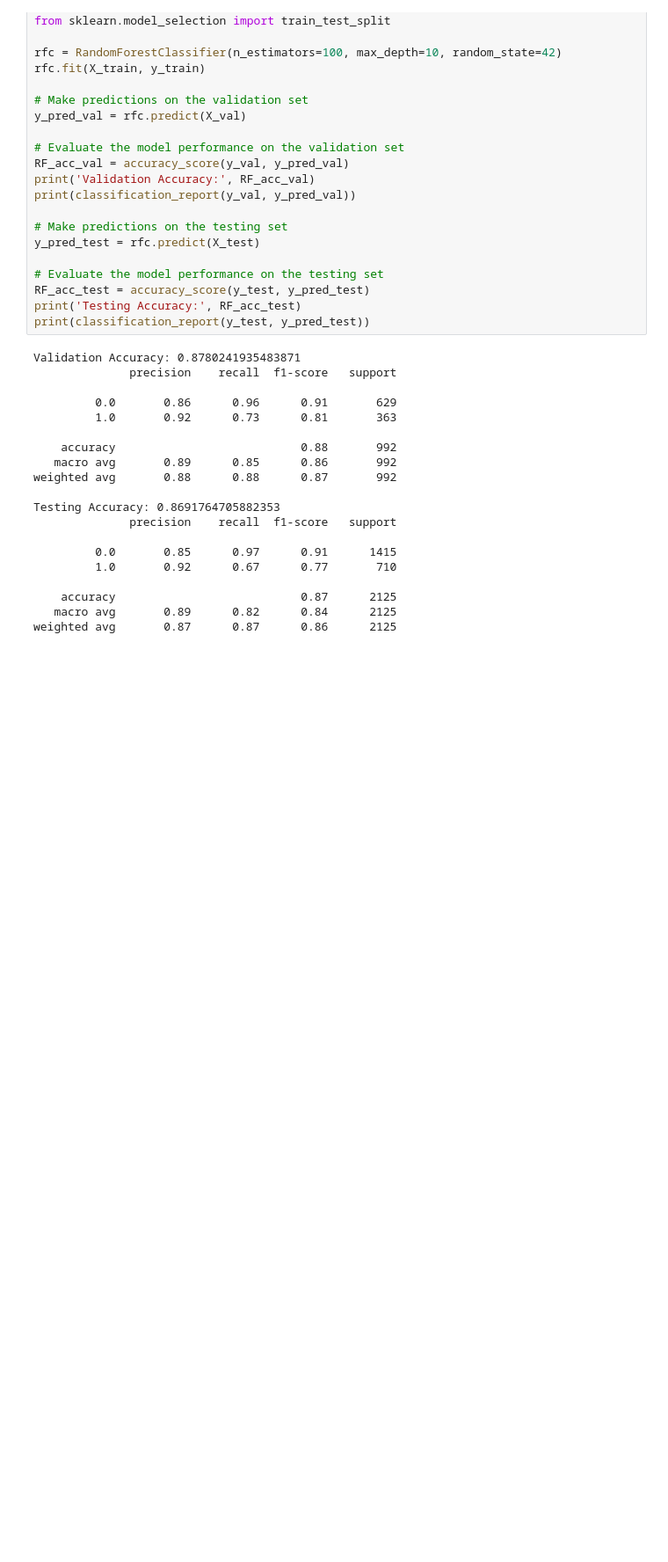
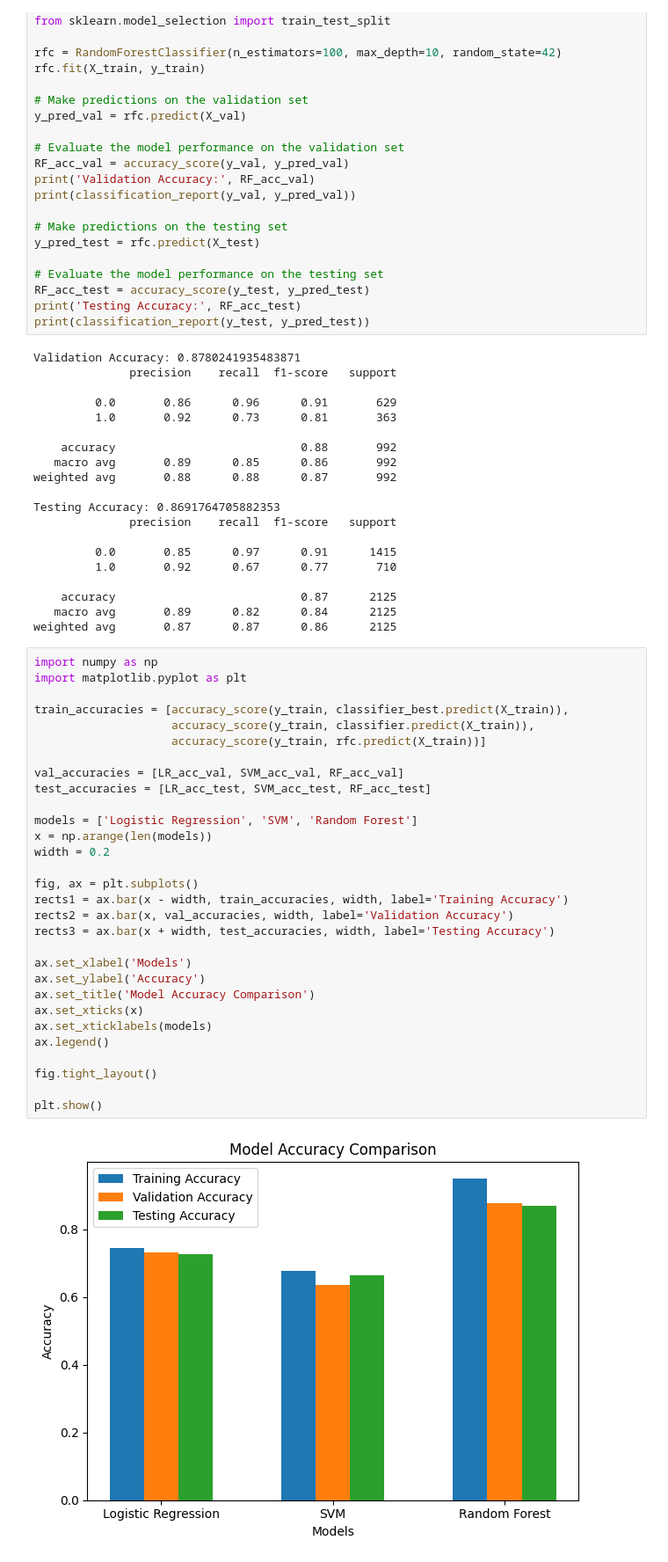
Before and after one commit to StaticAccess/sepsis-prediction-app, a Jupyter notebook: model_and_notebooks/training_models.ipynb, the cells around one changed output. Shown at 88% size. Drawn from its saved outputs; the diff is of its cells as text; blank space fills up the shorter version.

Commit message:
ploting com. graph

```diff
--- a/model_and_notebooks/training_models.ipynb
+++ b/model_and_notebooks/training_models.ipynb
@@ -233,3 +233,35 @@ Testing Accuracy: 0.8691764705882353
     accuracy                           0.87      2125
    macro avg       0.89      0.82      0.84      2125
 weighted avg       0.87      0.87      0.86      2125
+# %%
+import numpy as np
+import matplotlib.pyplot as plt
+
+train_accuracies = [accuracy_score(y_train, classifier_best.predict(X_train)),
+                    accuracy_score(y_train, classifier.predict(X_train)),
+                    accuracy_score(y_train, rfc.predict(X_train))]
+
+val_accuracies = [LR_acc_val, SVM_acc_val, RF_acc_val]
+test_accuracies = [LR_acc_test, SVM_acc_test, RF_acc_test]
+
+models = ['Logistic Regression', 'SVM', 'Random Forest']
+x = np.arange(len(models))
+width = 0.2
+
+fig, ax = plt.subplots()
+rects1 = ax.bar(x - width, train_accuracies, width, label='Training Accuracy')
+rects2 = ax.bar(x, val_accuracies, width, label='Validation Accuracy')
+rects3 = ax.bar(x + width, test_accuracies, width, label='Testing Accuracy')
+
+ax.set_xlabel('Models')
+ax.set_ylabel('Accuracy')
+ax.set_title('Model Accuracy Comparison')
+ax.set_xticks(x)
+ax.set_xticklabels(models)
+ax.legend()
+
+fig.tight_layout()
+
+plt.show()
+# %% [output]
+[figure, added]
```
